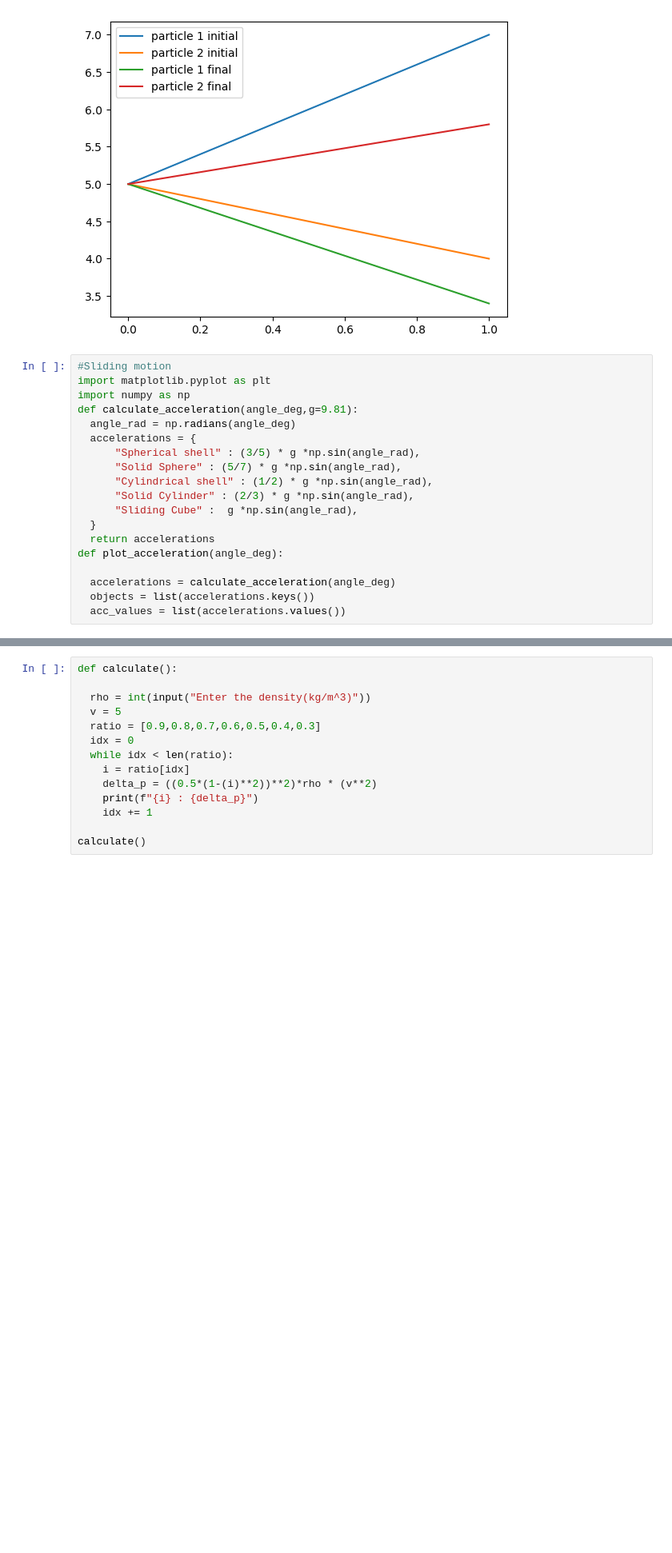
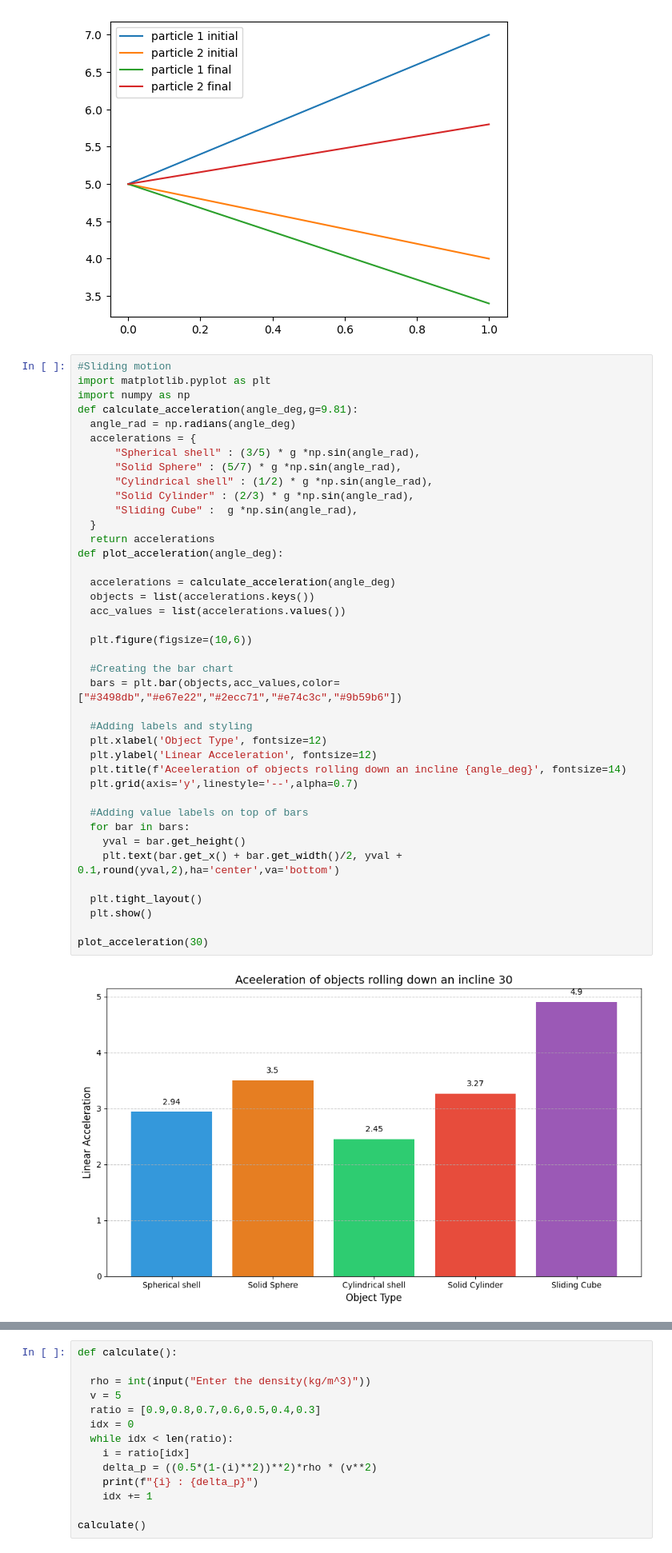
Before and after one commit to dheeman25/collab, a Jupyter notebook: chapter_appendix-tools-for-deep-learning/jupyter.ipynb, the cells around one changed output, grey strips where cells are left out. Shown at 80% size. Drawn from its saved outputs; the diff is of its cells as text; blank space fills up the shorter version.

```diff
--- a/chapter_appendix-tools-for-deep-learning/jupyter.ipynb
+++ b/chapter_appendix-tools-for-deep-learning/jupyter.ipynb
@@ -593,22 +593,45 @@ plot_collision(m1, v1i, m2, v2i, e)
 # %%
 #Sliding motion
 import matplotlib.pyplot as plt
 import numpy as np
 def calculate_acceleration(angle_deg,g=9.81):
   angle_rad = np.radians(angle_deg)
   accelerations = {
       "Spherical shell" : (3/5) * g *np.sin(angle_rad),
       "Solid Sphere" : (5/7) * g *np.sin(angle_rad),
       "Cylindrical shell" : (1/2) * g *np.sin(angle_rad),
       "Solid Cylinder" : (2/3) * g *np.sin(angle_rad),
       "Sliding Cube" :  g *np.sin(angle_rad),
   }
   return accelerations
 def plot_acceleration(angle_deg):
 
   accelerations = calculate_acceleration(angle_deg)
   objects = list(accelerations.keys())
   acc_values = list(accelerations.values())
+
+  plt.figure(figsize=(10,6))
+
+  #Creating the bar chart
+  bars = plt.bar(objects,acc_values,color=["#3498db","#e67e22","#2ecc71","#e74c3c","#9b59b6"])
+
+  #Adding labels and styling
+  plt.xlabel('Object Type', fontsize=12)
+  plt.ylabel('Linear Acceleration', fontsize=12)
+  plt.title(f'Aceeleration of objects rolling down an incline {angle_deg}', fontsize=14)
+  plt.grid(axis='y',linestyle='--',alpha=0.7)
+
+  #Adding value labels on top of bars
+  for bar in bars:
+    yval = bar.get_height()
+    plt.text(bar.get_x() + bar.get_width()/2, yval + 0.1,round(yval,2),ha='center',va='bottom')
+
+  plt.tight_layout()
+  plt.show()
+
+plot_acceleration(30)
+# %% [output]
+[figure, added]
 # %%
 #SHM
 import numpy as np
```
